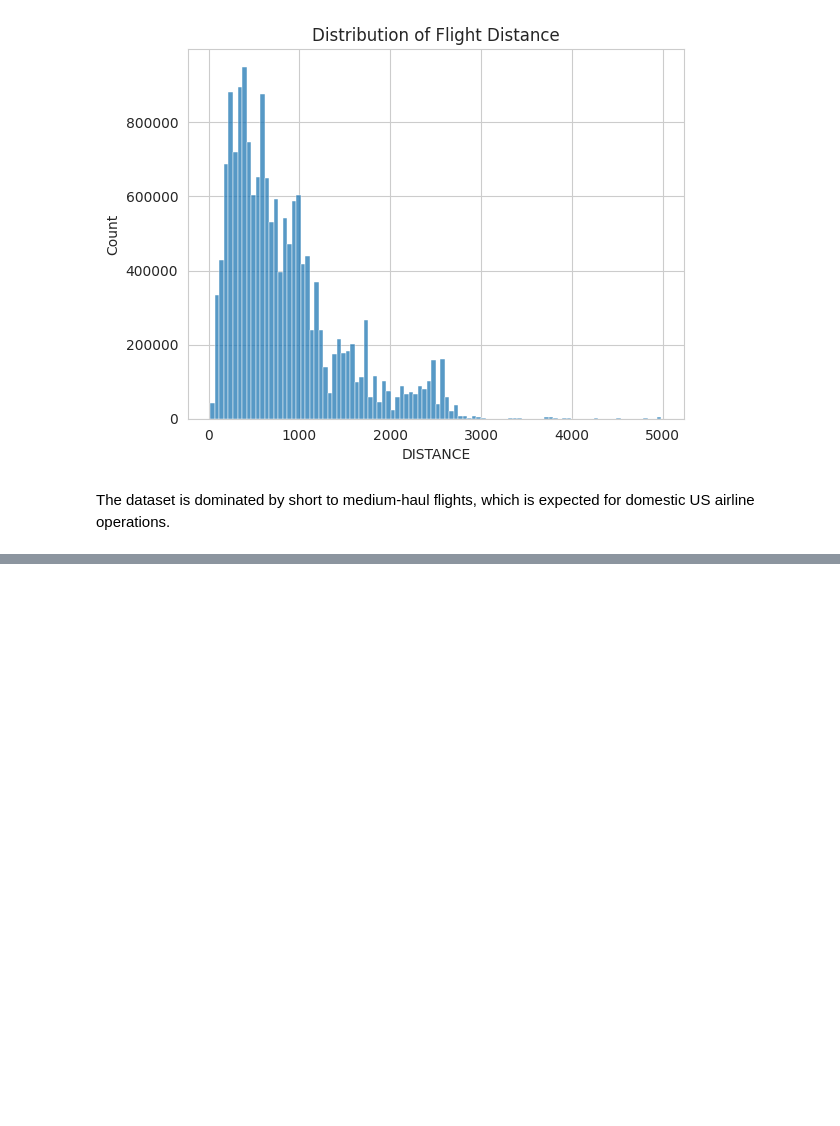
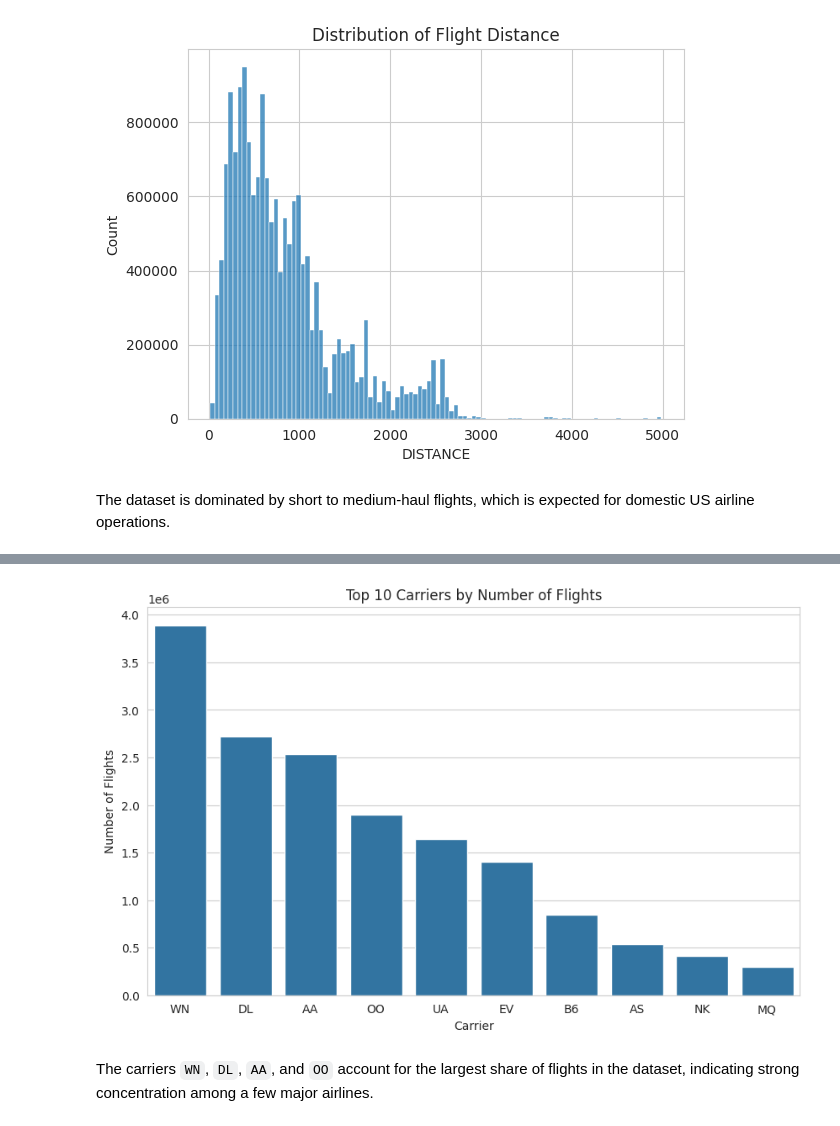
Before and after one commit to fermow/SBU-Data-Science-2026, a Jupyter notebook: Assignment_1/jupyter_notebooks/Untitled.ipynb, the cells around one changed output, grey strips where cells are left out. Drawn from its saved outputs; the diff is of its cells as text; code cells hidden in the pictures; blank space fills up the shorter version.

Commit message:
analyze categorical variables-carrier distributions-compare carrier performance using arrival delay statistics

```diff
--- a/Assignment_1/jupyter_notebooks/Untitled.ipynb
+++ b/Assignment_1/jupyter_notebooks/Untitled.ipynb
@@ -434,0 +441,7 @@ The dataset is dominated by short to medium-haul flights, which is expected for
+# %%
+top_carriers = (
+    df["OP_CARRIER"]
+    .value_counts()
+    .head(10)
+)
+top_carriers
@@ -434,0 +461,15 @@ The dataset is dominated by short to medium-haul flights, which is expected for
+# %%
+plt.figure(figsize=(10,6))
+sb.barplot(
+    x=top_carriers.index,
+    y=top_carriers.values
+)
+plt.title("Top 10 Carriers by Number of Flights")
+plt.xlabel("Carrier")
+plt.ylabel("Number of Flights")
+
+plt.show()
+# %% [output]
+[figure, added]
+# %% [markdown]
+The carriers `WN`, `DL`, `AA`, and `OO` account for the largest share of flights in the dataset, indicating strong concentration among a few major airlines.
```
Also changed, not shown: parts of 15 cells of this notebook.
